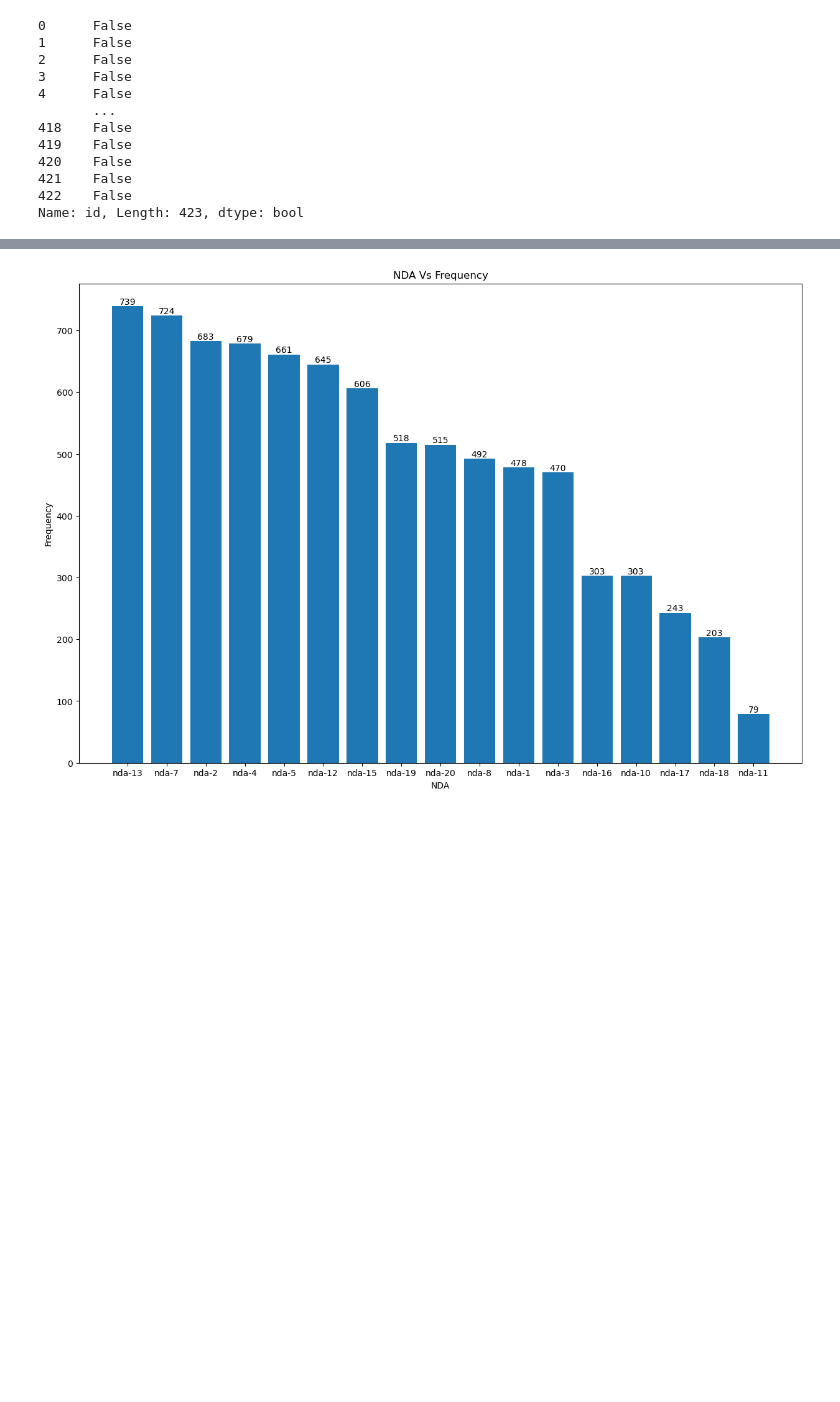
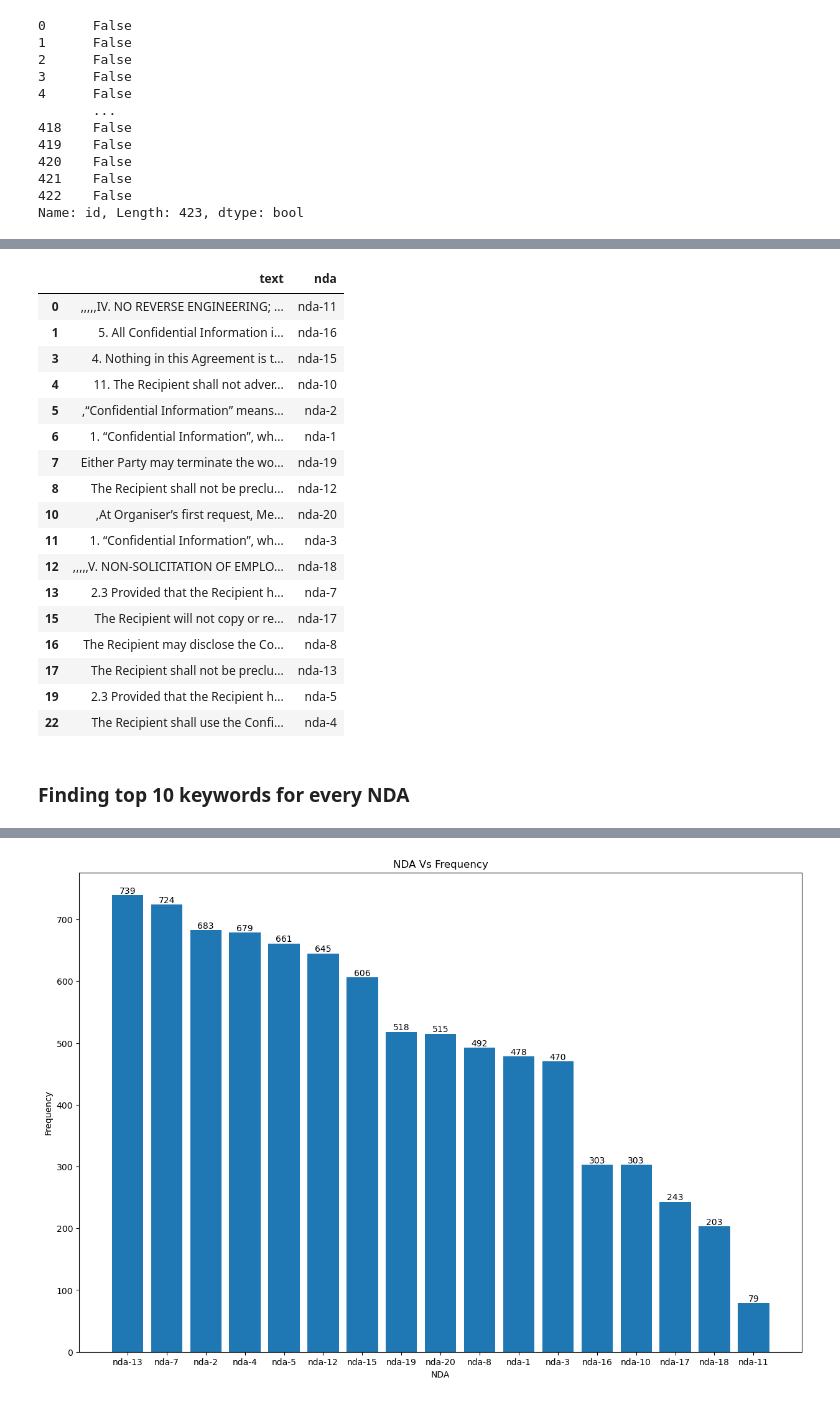
Before and after one commit to sidvsukhi/Text-Summarization-of-T-C, a Jupyter notebook: Project_ContractNLI.ipynb, the cells around one changed output, grey strips where cells are left out. Saved outputs shown, nothing was run; the diff lists cells and outputs as text; code cells hidden in the pictures; blank space fills up the shorter version.

```diff
--- a/Project_ContractNLI.ipynb
+++ b/Project_ContractNLI.ipynb
@@ -147,0 +151,23 @@ Visualization-
+# %%
+text_nda_df['text']= text_nda_df[['text', 'nda']].groupby(['nda'])['text'].transform(lambda x: ','.join(x))
+nda_aggregated_text_df = text_nda_df[['text', 'nda']].drop_duplicates()
+nda_aggregated_text_df
+# %% [output]
+|  | text | nda |
+| 0 | ,,,,,IV. NO REVERSE ENGINEERING; ... | nda-11 |
+| 1 | 5. All Confidential Information i... | nda-16 |
+| 3 | 4. Nothing in this Agreement is t... | nda-15 |
+| 4 | 11. The Recipient shall not adver... | nda-10 |
+| 5 | ,“Confidential Information” means... | nda-2 |
+| 6 | 1. “Confidential Information”, wh... | nda-1 |
+| 7 | Either Party may terminate the wo... | nda-19 |
+| 8 | The Recipient shall not be preclu... | nda-12 |
+| 10 | ,At Organiser’s first request, Me... | nda-20 |
+| 11 | 1. “Confidential Information”, wh... | nda-3 |
+| 12 | ,,,,,V. NON-SOLICITATION OF EMPLO... | nda-18 |
+| 13 | 2.3 Provided that the Recipient h... | nda-7 |
+| 15 | The Recipient will not copy or re... | nda-17 |
+| 16 | The Recipient may disclose the Co... | nda-8 |
+| 17 | The Recipient shall not be preclu... | nda-13 |
+| 19 | 2.3 Provided that the Recipient h... | nda-5 |
+| 22 | The Recipient shall use the Confi... | nda-4 |
@@ -147,0 +238,2 @@ Visualization-
+# %% [markdown]
+### Finding top 10 keywords for every NDA
```
Also changed, not shown: parts of 15 cells of this notebook.
